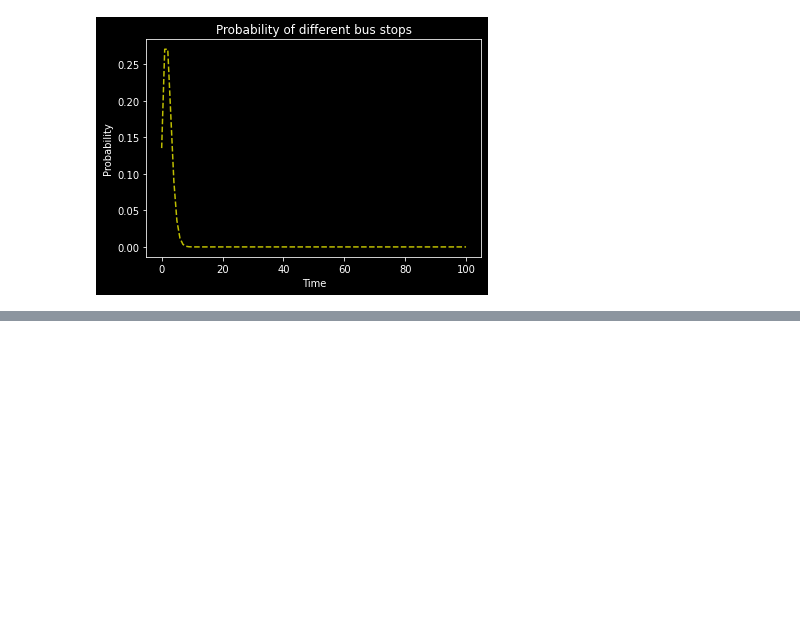
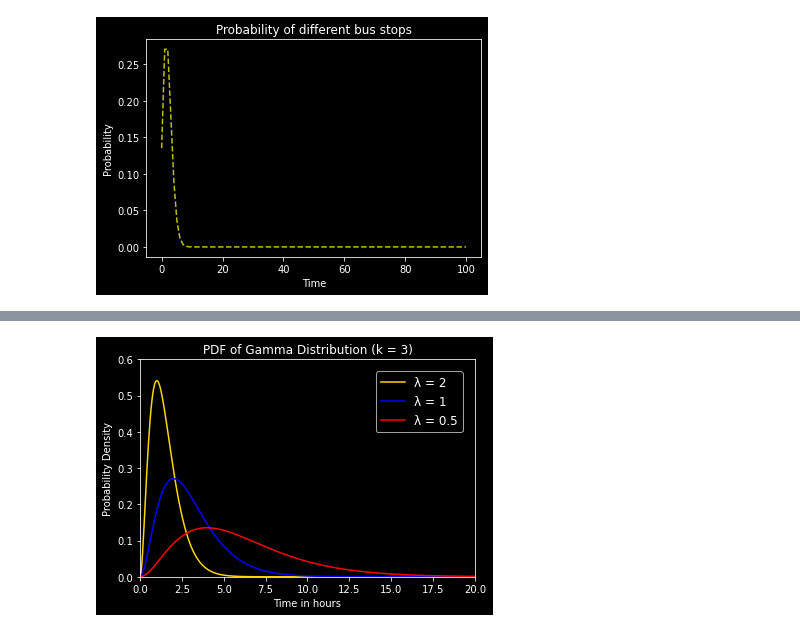
Before and after one commit to martspain/Poisson-GammaVariables, a Jupyter notebook: src/main.ipynb, the cells around one changed output, grey strips where cells are left out. Cells and saved outputs as stored; diff of their text form; code cells hidden in the pictures; blank space fills up the shorter version.

```diff
--- a/src/main.ipynb
+++ b/src/main.ipynb
@@ -103,0 +196,32 @@ plt.show()
+# %%
+# Code based on implementation made by Aerin Kim, 2019. https://towardsdatascience.com/gamma-distribution-intuition-derivation-and-examples-55f407423840
+def plot_gamma_lambda():
+  kVal = 3  # k = 10
+  x = np.linspace(0, 50, 1000)
+
+  lambValue = 2
+  y1 = gamma.pdf(x, kVal, scale=1/lambValue)
+
+  lambValue = 1
+  y2 = gamma.pdf(x, kVal, scale=1/lambValue)
+
+  lambValue = 0.5
+  y3 = gamma.pdf(x, kVal, scale=1/lambValue)
+
+  # Plot graph with three values
+  plt.title("PDF of Gamma Distribution (k = 3)")
+  plt.xlabel("Time in hours")
+  plt.ylabel("Probability Density")
+  plt.plot(x, y1, label="λ = 2", color='gold')
+  plt.plot(x, y2, label="λ = 1", color='blue')
+  plt.plot(x, y3, label="λ = 0.5", color='red')
+  plt.legend(bbox_to_anchor=(1, 1), loc='upper right', borderaxespad=1, fontsize=12)
+  plt.ylim([0, 0.60])
+  plt.xlim([0, 20])
+  plt.show()
+# %%
+# Gamma PDF for lambda = 2
+
+plot_gamma_lambda()
+# %% [output]
+[figure, added]
```
Also changed, not shown: parts of 11 cells of this notebook.
